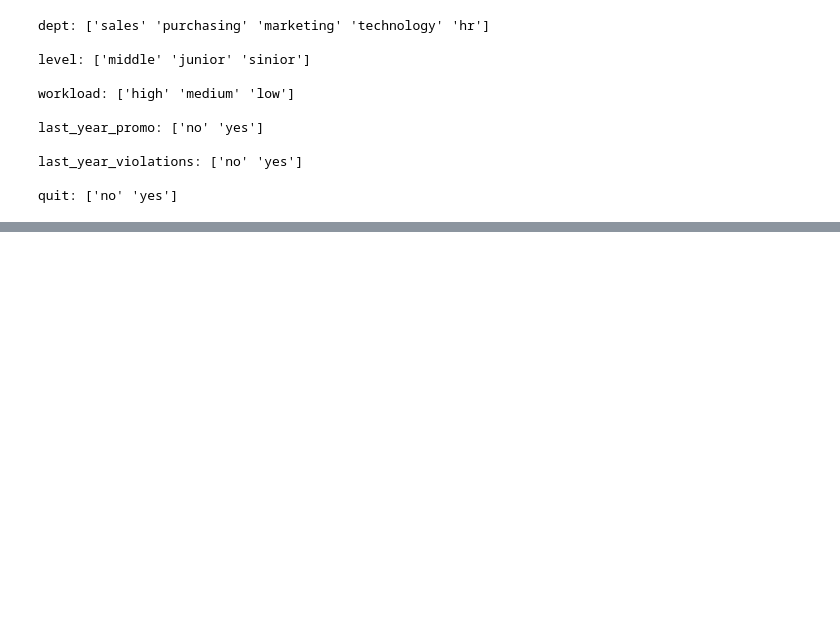
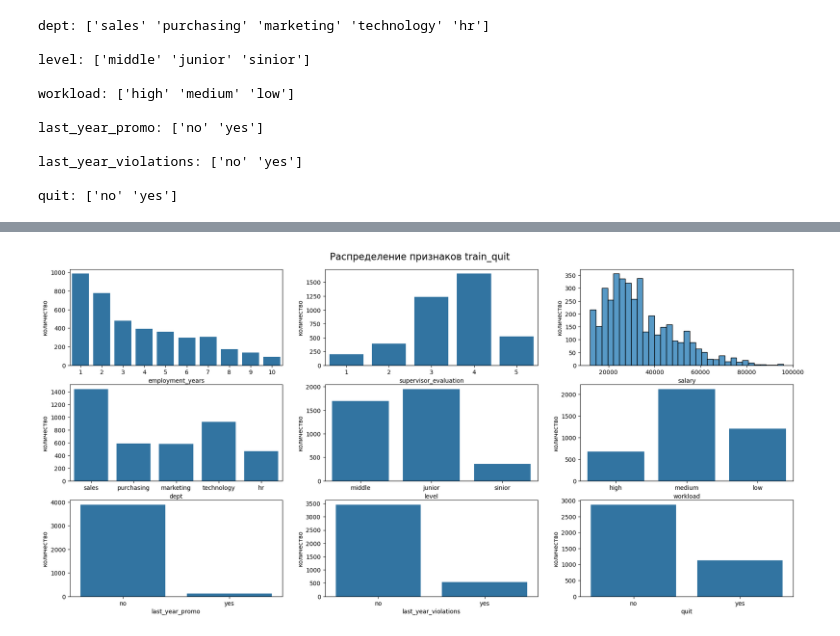
Before and after one commit to serguntsov/ML_HR_ANALYST, a Jupyter notebook: satisfaction_rate_job.ipynb, the cells around one changed output, grey strips where cells are left out. Cells and saved outputs as stored; diff of their text form; code cells hidden in the pictures; blank space fills up the shorter version.

```diff
--- a/satisfaction_rate_job.ipynb
+++ b/satisfaction_rate_job.ipynb
@@ -764,0 +828,6 @@ quit: ['no' 'yes']
+# %%
+plt_hist(train_quit)
+plt.suptitle('Распределение признаков train_quit', y=0.92, fontsize=16)
+plt.show()
+# %% [output]
+[figure, added]
```
Also changed, not shown: parts of 29 cells of this notebook.
